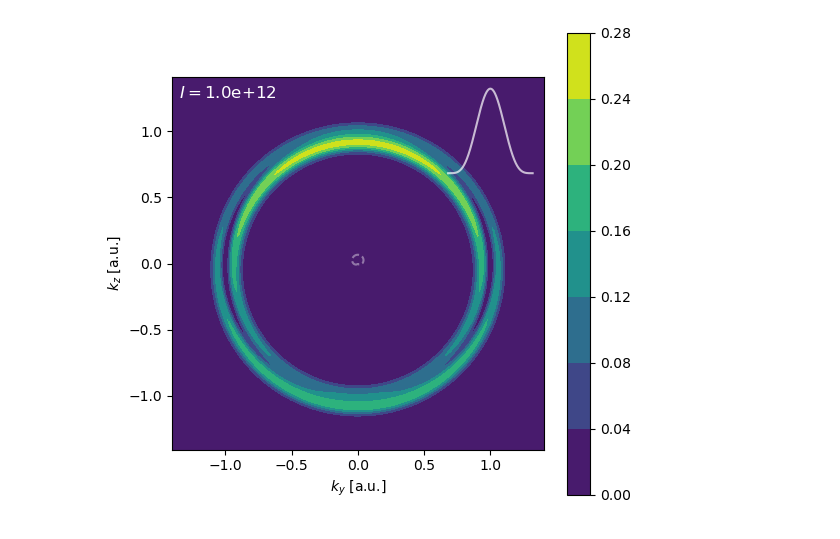
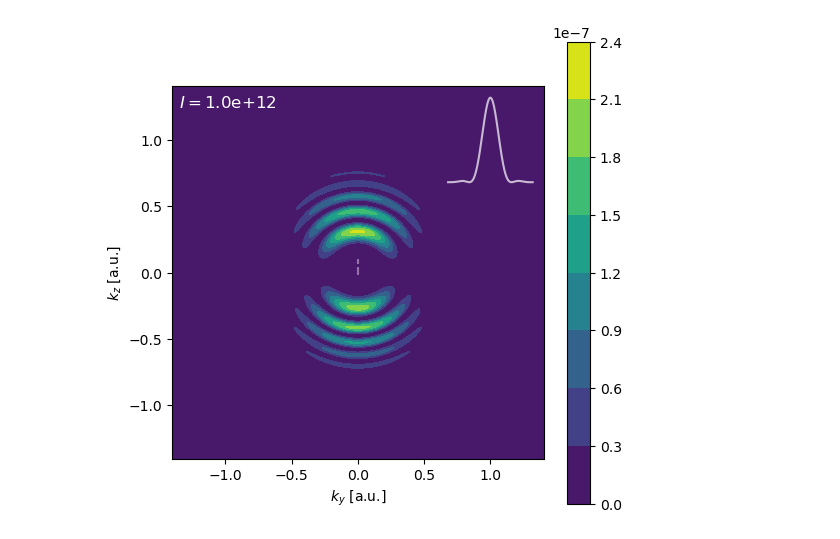
Before and after one commit to nrneubert/UFS, a Jupyter notebook: intensity_animation.ipynb, the cells around one changed output. Saved outputs shown, nothing was run; the diff lists cells and outputs as text; code cells hidden in the pictures.

```diff
--- a/intensity_animation.ipynb
+++ b/intensity_animation.ipynb
@@ -6,13 +6,16 @@ from mpl_toolkits.axes_grid1.inset_locator import inset_axes
 from StrongFieldIonizer import StrongFieldIonizer, write_sfi_results, load_sfi_results
 from matplotlib.animation import FuncAnimation, PillowWriter
 from tqdm import tqdm
+# %%
+save = True
+name = "sfi_sweep_intensity_linear"
 # %%
 # setup simulation and k-space
 sim = StrongFieldIonizer()
-sim.epsilon = 1
+sim.epsilon = 0
 sim.t_start = 0.0
 sim.t_end   = sim.T
-sim.N_time  = 1000
+sim.N_time  = 400
 sim.Nc = 1
 
 #sim.user_envelope = lambda t : 1
@@ -27,7 +30,7 @@ Z, Y = np.meshgrid(k_ys, k_zs)
 
 # sweep of values
 factor = 3.51e16
-intensity_values = np.logspace(12, 14.5, 20) / factor
+intensity_values = np.logspace(12, 14.2, 20) / factor
 
 all_A_ts = []
 all_matrices = []
@@ -89,32 +92,38 @@ def update(i):
 
     # text label
     #ax.text(
     #    0.02, 0.06,
     #    n_string,
     #    transform=ax.transAxes,
     #    color='white',
     #    va='top', ha='left',
     #    fontsize=12
     #)
 
     # make inset plot
     iax = inset_axes(ax, width="25%", height="25%", loc='upper right', bbox_to_anchor=(0,0,1,1), bbox_transform=ax.transAxes)
     # plot envelope profile
     iax.plot(np.arange(len(A2)), A2, color='white', alpha=0.7)
     # make transparent
     iax.set_facecolor((0,0,0,0))
     # remove borders
     for spine in iax.spines.values(): spine.set_visible(False)
     # remove ticks
     iax.tick_params(left=False, bottom=False, labelleft=False, labelbottom=False)
 
 
 ani = FuncAnimation(fig, update,
                     frames=len(intensity_values),
                     interval=800,   # ms between frames
                     blit=False)
 
 writer = PillowWriter(fps=2)
-ani.save("./Animations/sfi_sweep_intensity_circular.gif", writer=writer)
+
+if(save) :
+    n = name
+else :
+    n = 'test'
+
+ani.save(f"./Animations/{n}.gif", writer=writer)
 # %% [output]
-[figure, old version]
+[figure, new version]
```
Also changed, not shown: parts of 1 cell of this notebook, 27 other files.
